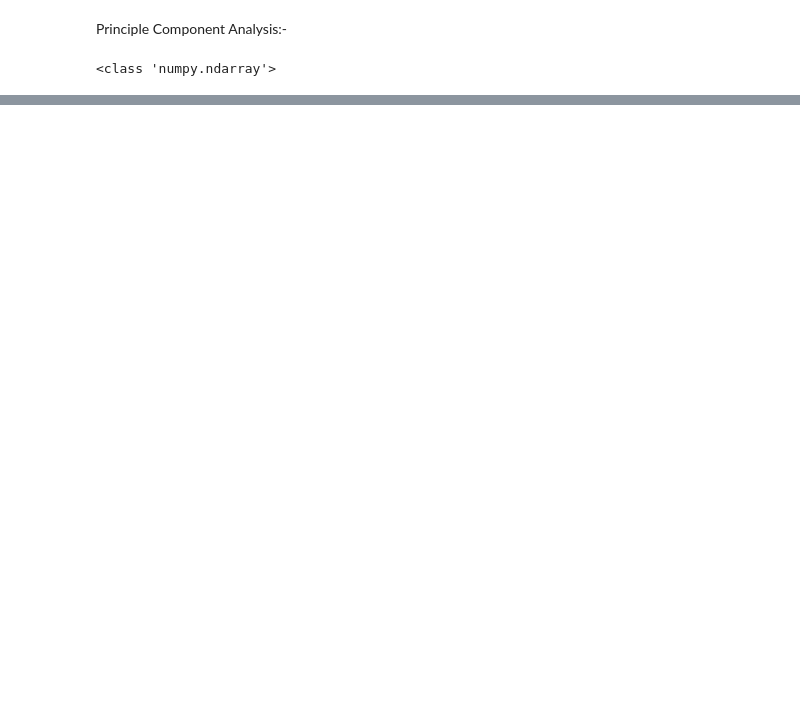
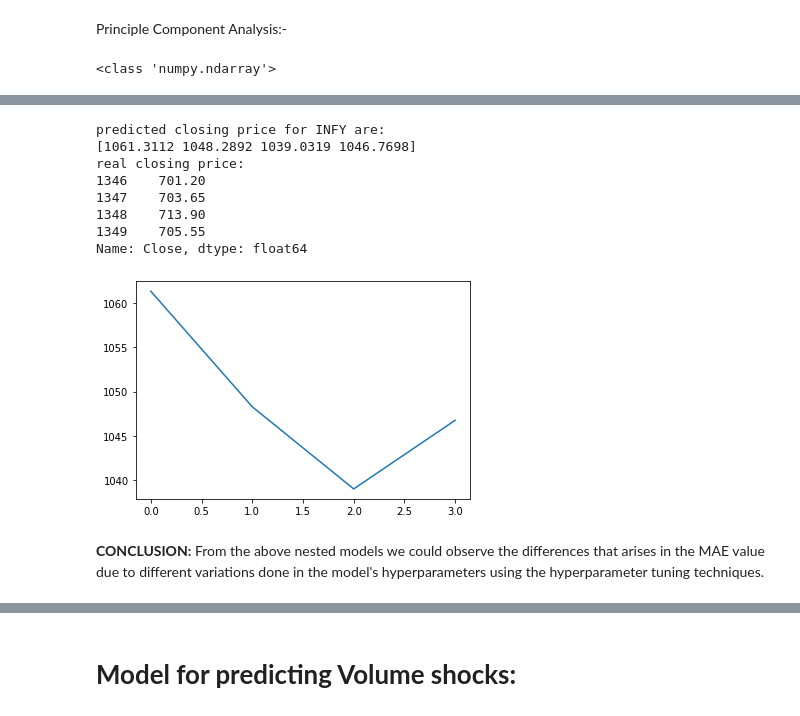
Before and after one commit to subhamChakraborty23/NSE_Stock_Analysis_and_price_prediction_usin_XGboost, a Jupyter notebook: NSE_stock_price_prediction.ipynb, the cells around one changed output, grey strips where cells are left out. Drawn from its saved outputs; the diff is of its cells as text; code cells hidden in the pictures; blank space fills up the shorter version.

```diff
--- a/NSE_stock_price_prediction.ipynb
+++ b/NSE_stock_price_prediction.ipynb
@@ -1154,9 +1358,10 @@ pca_df1 = pd.DataFrame(transformed1)
 
 X_train_pca1, X_test_pca1 = pca_df1.loc[0:train_size, :], pca_df1.loc[train_size: len(X1.index), :]
 
-clf1 = XGBRegressor(n_estimators=500, max_depth=4)
-clf1.fit(X_train_pca1, y_train1)
-y_pred_pca1 = clf1.predict(X_test_pca1)
+reg1 = XGBRegressor(colsample_bytree=0.7, eval_metric='mae', learning_rate=0.07, max_depth=5, min_child_weight=4, n_estimators=450, nthread= 4, objective= 'reg:linear', silent= 1)
+reg1.fit(X_train_pca1, y_train1)
+y_pred_pca1 = reg1.predict(X_test_pca1)
 error1 = mean_absolute_error(y_test1, y_pred_pca1)
-print("error is "+ str(error1))#for INFY
+
+print("error using PCA is "+ str(error_pca1))#for INFY
 # %% [output]
@@ -1167,0 +1381,7 @@ error is 16.491654900611913
+# %%
+test_infy=X_test1.iloc[[402,403,404,405],:]#for INFY
+y_t1=y_test1.iloc[[402,403,404,405]]
+pca_1=PCA()
+pca_1.fit(test_infy)
+trf1=pca_1.transform(test_infy)
+test_f1 = pd.DataFrame(trf1)
@@ -1168,3 +1405,22 @@ error is 16.491654900611913
+# %%
+INFY_pred=reg1.predict(test_f1)
+print('predicted closing price for INFY are:')
+print(INFY_pred)
+plt.plot(INFY_pred)
+print('real closing price: ')
+print(y_t1)
+# %% [output]
+predicted closing price for INFY are:
+[1061.3112 1048.2892 1039.0319 1046.7698]
+real closing price:
+1346    701.20
+1347    703.65
+1348    713.90
+1349    705.55
+Name: Close, dtype: float64
+[figure, added]
+# %% [markdown]
+**CONCLUSION:** From the above nested models we could observe the differences that arises in the MAE value due to different variations done in the model's hyperparameters using the hyperparameter tuning techniques.
 # %%
 vol_shocks(TCS)
 # %% [output]
@@ -1197,3 +1453,5 @@ vol_shocks(INFY)
 | 1348 | 2020-06-18 | INFY | EQ | 703.65 | 708.20 | 716.60 | 706.00 | 713.40 | 713.90 | 711.84 | 6670206 | ... |
 | 1349 | 2020-06-19 | INFY | EQ | 713.90 | 709.00 | 711.90 | 701.00 | 708.15 | 705.55 | 704.87 | 22438873 | ... |
 1350 rows × 21 columns
+# %% [markdown]
+# **Model for predicting Volume shocks:**
```
Also changed, not shown: parts of 65 cells of this notebook.
